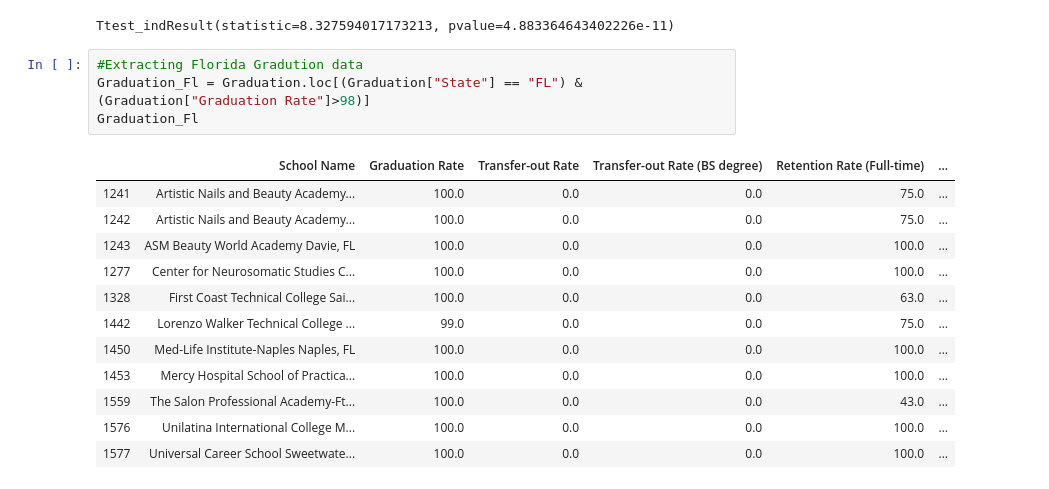
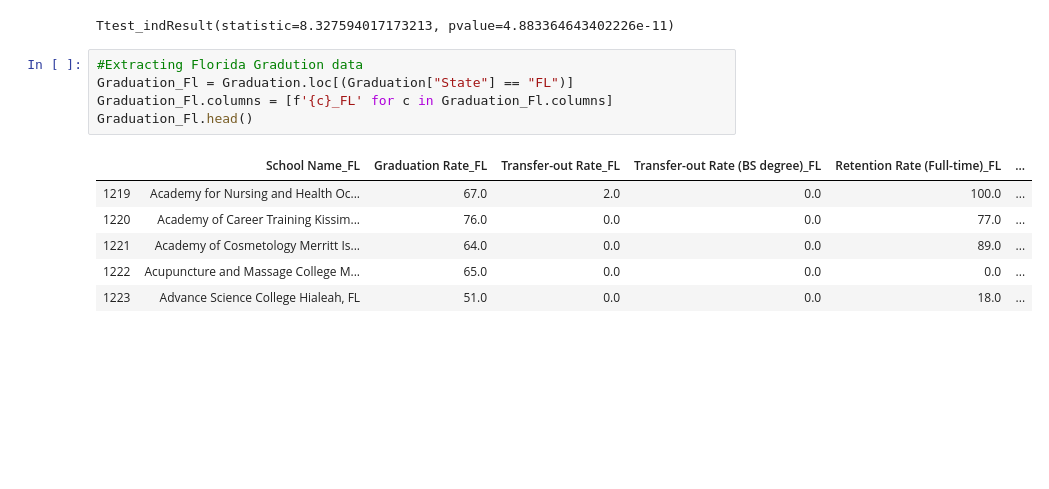
Before and after one commit to cheikhsidi/graduation_Analytics_FL, a Jupyter notebook: Graduation_Project.ipynb, the cells around one changed output. Saved outputs shown, nothing was run; the diff lists cells and outputs as text; blank space fills up the shorter version.

```diff
--- a/Graduation_Project.ipynb
+++ b/Graduation_Project.ipynb
@@ -198,19 +198,14 @@ stats.ttest_ind(Gr, SAT_25, equal_var=False)
 Ttest_indResult(statistic=8.327594017173213, pvalue=4.883364643402226e-11)
 # %%
 #Extracting Florida Gradution data
-Graduation_Fl = Graduation.loc[(Graduation["State"] == "FL") & (Graduation["Graduation Rate"]>98)]
-Graduation_Fl
+Graduation_Fl = Graduation.loc[(Graduation["State"] == "FL")]
+Graduation_Fl.columns = [f'{c}_FL' for c in Graduation_Fl.columns]
+Graduation_Fl.head()
 # %% [output]
-|  | School Name | Graduation Rate | Transfer-out Rate | Transfer-out Rate (BS degree) | Retention Rate (Full-time) | ... |
-| 1241 | Artistic Nails and Beauty Academy... | 100.0 | 0.0 | 0.0 | 75.0 | ... |
-| 1242 | Artistic Nails and Beauty Academy... | 100.0 | 0.0 | 0.0 | 75.0 | ... |
-| 1243 | ASM Beauty World Academy Davie, FL | 100.0 | 0.0 | 0.0 | 100.0 | ... |
-| 1277 | Center for Neurosomatic Studies C... | 100.0 | 0.0 | 0.0 | 100.0 | ... |
-| 1328 | First Coast Technical College Sai... | 100.0 | 0.0 | 0.0 | 63.0 | ... |
-| 1442 | Lorenzo Walker Technical College ... | 99.0 | 0.0 | 0.0 | 75.0 | ... |
-| 1450 | Med-Life Institute-Naples Naples, FL | 100.0 | 0.0 | 0.0 | 100.0 | ... |
-| 1453 | Mercy Hospital School of Practica... | 100.0 | 0.0 | 0.0 | 100.0 | ... |
-| 1559 | The Salon Professional Academy-Ft... | 100.0 | 0.0 | 0.0 | 43.0 | ... |
-| 1576 | Unilatina International College M... | 100.0 | 0.0 | 0.0 | 100.0 | ... |
-| 1577 | Universal Career School Sweetwate... | 100.0 | 0.0 | 0.0 | 100.0 | ... |
+|  | School Name_FL | Graduation Rate_FL | Transfer-out Rate_FL | Transfer-out Rate (BS degree)_FL | Retention Rate (Full-time)_FL | ... |
+| 1219 | Academy for Nursing and Health Oc... | 67.0 | 2.0 | 0.0 | 100.0 | ... |
+| 1220 | Academy of Career Training Kissim... | 76.0 | 0.0 | 0.0 | 77.0 | ... |
+| 1221 | Academy of Cosmetology Merritt Is... | 64.0 | 0.0 | 0.0 | 89.0 | ... |
+| 1222 | Acupuncture and Massage College M... | 65.0 | 0.0 | 0.0 | 0.0 | ... |
+| 1223 | Advance Science College Hialeah, FL | 51.0 | 0.0 | 0.0 | 18.0 | ... |
 # %%
```
Also changed, not shown: parts of 11 cells of this notebook, 7 other files.
